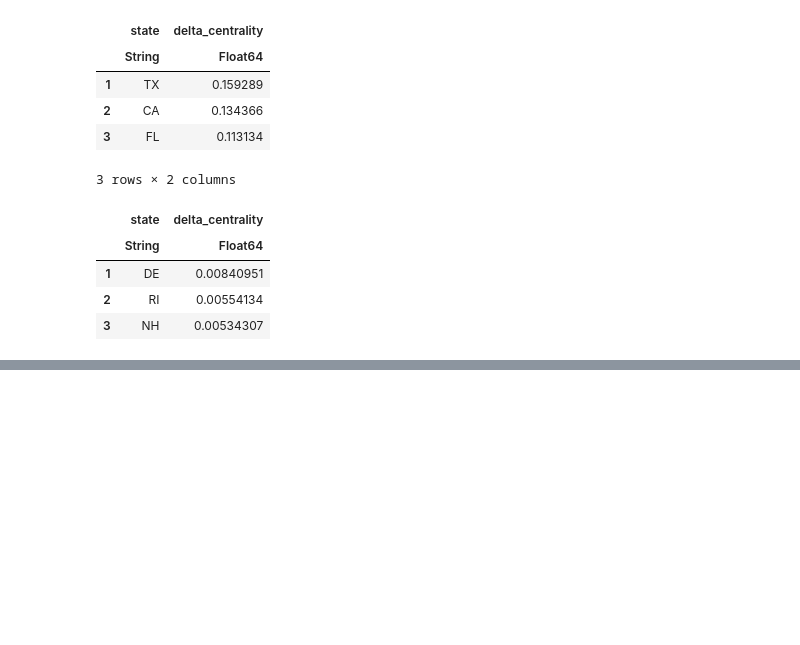
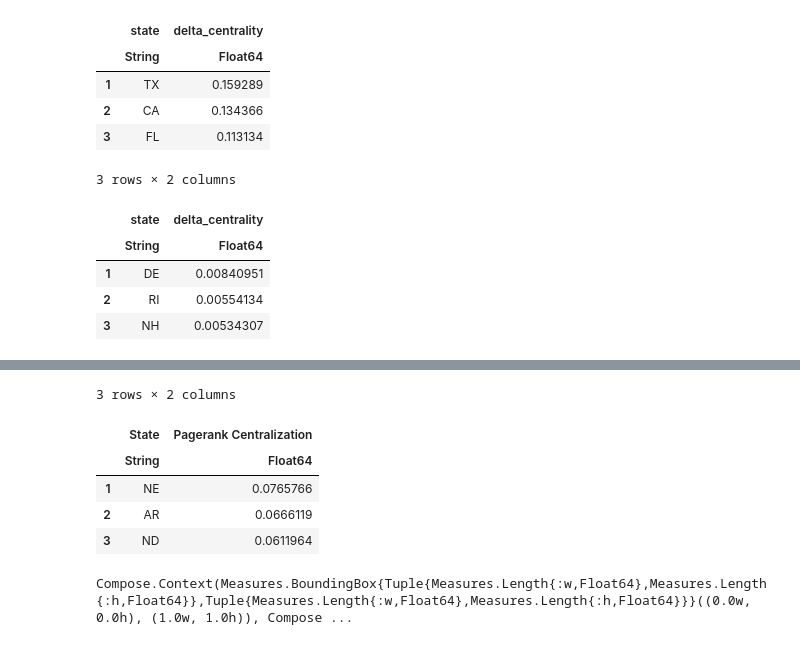
Before and after one commit to ftheberge/GraphMiningNotebooks, a Jupyter notebook: Julia_Notebooks/Chapter_3.ipynb, the cells around one changed output, grey strips where cells are left out. Saved outputs shown, nothing was run; the diff lists cells and outputs as text; code cells hidden in the pictures; blank space fills up the shorter version.

```diff
--- a/Julia_Notebooks/Chapter_3.ipynb
+++ b/Julia_Notebooks/Chapter_3.ipynb
@@ -515,4 +558,11 @@ df
 # %%
-## lowest
-df = DC.tail(3)
-df
+## lowest ones
+
+last(DC, 3)
+# %% [output]
+3 rows × 2 columns
+|  | State | Pagerank Centralization |
+|  | String | Float64 |
+| 1 | NE | 0.0765766 |
+| 2 | AR | 0.0666119 |
+| 3 | ND | 0.0611964 |
@@ -559 +569,13 @@ ig.plot(G, bbox=(0,0,300,300))
+# %%
+Random.seed!(3)
+v = findall(==("ND"), A.state)
+G = induced_subgraph(g, v)[1]
+NZ = findall(>(0), degree(G))
+G = induced_subgraph(G, NZ)[1]
+gplot(G,
+      NODESIZE=0.03, nodefillc="black",
+      EDGELINEWIDTH=0.2, edgestrokec="gray", arrowlengthfrac=0.05,
+      linetype="curve")
+# %% [output]
+Compose.Context(Measures.BoundingBox{Tuple{Measures.Length{:w,Float64},Measures.Length{:h,Float64}},Tuple{Measures.Length{:w,Float64},Measures.Length{:h,Float64}}}((0.0w, 0.0h), (1.0w, 1.0h)), Compose ...
 # %%
```
Also changed, not shown: parts of 15 cells of this notebook.
